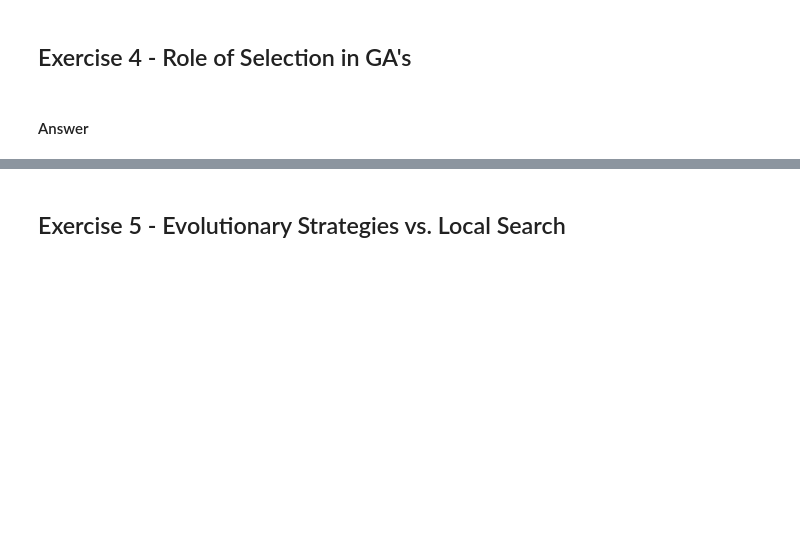
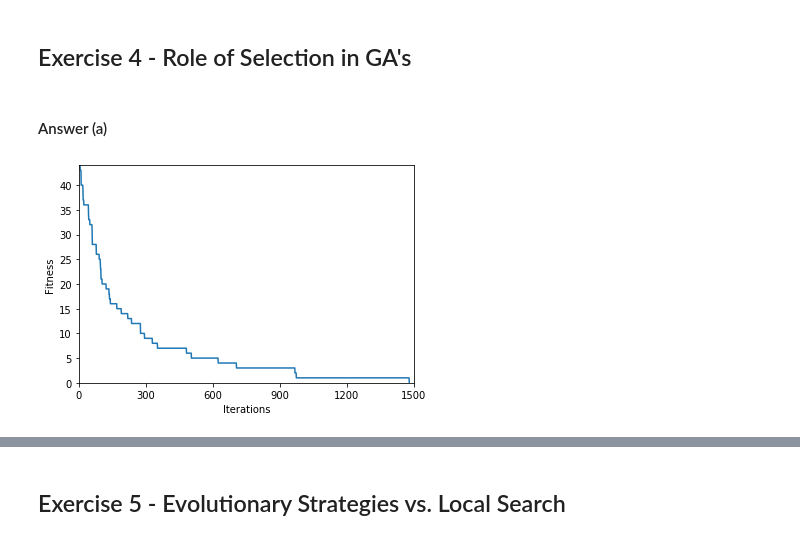
Before and after one commit to marlousnijman/natural_computing, a Jupyter notebook: Assignment 1/assignment1.ipynb, the cells around one changed output, grey strips where cells are left out. Cells and saved outputs as stored; diff of their text form; code cells hidden in the pictures; blank space fills up the shorter version.

```diff
--- a/Assignment 1/assignment1.ipynb
+++ b/Assignment 1/assignment1.ipynb
@@ -23,4 +87,41 @@ tsp_problem = np.loadtxt("file-tsp.txt")
 # %% [markdown]
 ## Exercise 4 - Role of Selection in GA's
 # %% [markdown]
-#### Answer
+#### Answer (a)
+# %%
+def inverse(x):
+    return 1 if x == 0 else 0
+# %%
+def counting_ones(l, p, iterations):
+    x = np.random.choice([0, 1], size=(l))
+    fitness = []
+
+    iteration = 0
+    while((iteration < iterations) & (np.sum(x) < l)):
+        x_m = [inverse(x_i) if (np.random.random() < p) else x_i for x_i in x]
+
+        if((l - np.sum(x_m)) < (l - np.sum(x))):
+            x = x_m
+
+        fitness.append((l - np.sum(x)))
+        iteration += 1
+
+    return fitness
+# %%
+def plot_fitness(ax, fitness, iterations):
+    ax.plot(fitness)
+    ax.set_ylim(0, np.max(fitness))
+    ax.set_xlim(0, iterations)
+    ax.set_xticks(np.arange(0, iterations+1, 300))
+    ax.set_xlabel("Iterations")
+    ax.set_ylabel("Fitness")
+# %%
+l = 100
+p = 1/l
+iterations = 1500
+
+fitness = counting_ones(l, p, iterations)
+fig, axs = plt.subplots()
+plot_fitness(axs, fitness, iterations)
+# %% [output]
+[figure, added]
```
Also changed, not shown: parts of 36 cells of this notebook.
